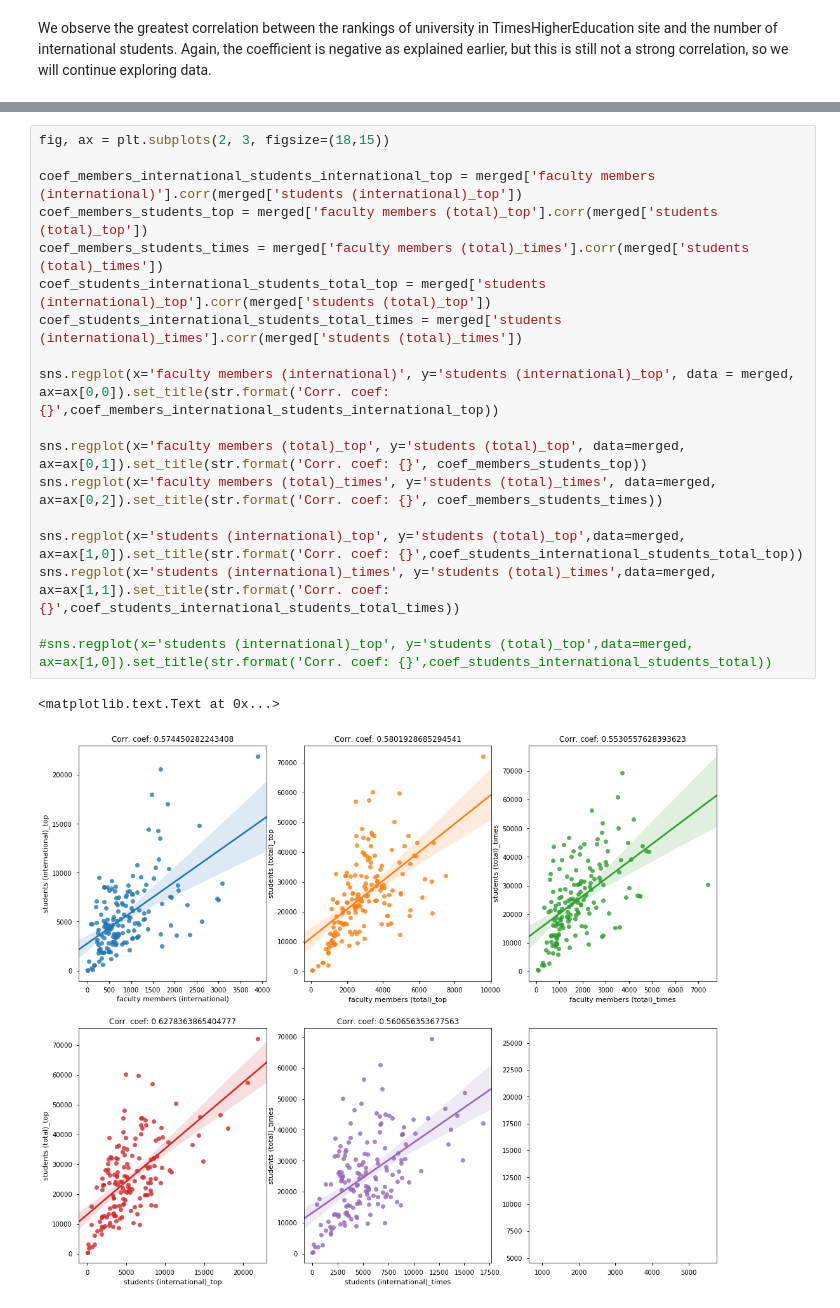
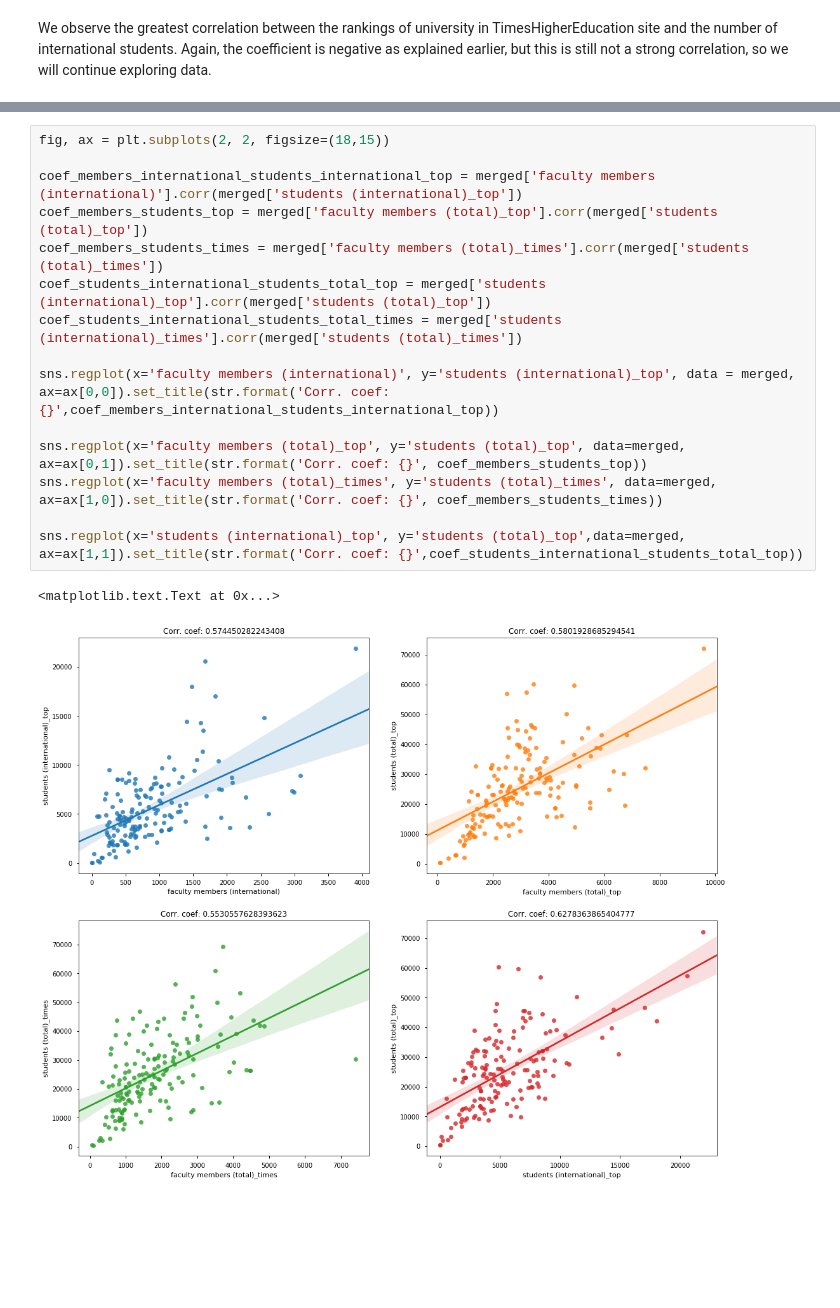
Before and after one commit to avandebr/ADA2017, a Jupyter notebook: Homework 2.ipynb, the cells around one changed output, grey strips where cells are left out. Cells and saved outputs as stored; diff of their text form; blank space fills up the shorter version.

```diff
--- a/Homework 2.ipynb
+++ b/Homework 2.ipynb
@@ -640,23 +622,20 @@ Looking forward to find a stronger correlation in data, we tested if the number
 # %%
-fig, ax = plt.subplots(2, 3, figsize=(18,15))
+fig, ax = plt.subplots(2, 2, figsize=(18,15))
 
 coef_members_international_students_international_top = merged['faculty members (international)'].corr(merged['students (international)_top'])
 coef_members_students_top = merged['faculty members (total)_top'].corr(merged['students (total)_top'])
 coef_members_students_times = merged['faculty members (total)_times'].corr(merged['students (total)_times'])
 coef_students_international_students_total_top = merged['students (international)_top'].corr(merged['students (total)_top'])
 coef_students_international_students_total_times = merged['students (international)_times'].corr(merged['students (total)_times'])
 
 sns.regplot(x='faculty members (international)', y='students (international)_top', data = merged, ax=ax[0,0]).set_title(str.format('Corr. coef: {}',coef_members_international_students_international_top))
 
 sns.regplot(x='faculty members (total)_top', y='students (total)_top', data=merged, ax=ax[0,1]).set_title(str.format('Corr. coef: {}', coef_members_students_top))
-sns.regplot(x='faculty members (total)_times', y='students (total)_times', data=merged, ax=ax[0,2]).set_title(str.format('Corr. coef: {}', coef_members_students_times))
+sns.regplot(x='faculty members (total)_times', y='students (total)_times', data=merged, ax=ax[1,0]).set_title(str.format('Corr. coef: {}', coef_members_students_times))
 
-sns.regplot(x='students (international)_top', y='students (total)_top',data=merged, ax=ax[1,0]).set_title(str.format('Corr. coef: {}',coef_students_international_students_total_top))
-sns.regplot(x='students (international)_times', y='students (total)_times',data=merged, ax=ax[1,1]).set_title(str.format('Corr. coef: {}',coef_students_international_students_total_times))
-
-#sns.regplot(x='students (international)_top', y='students (total)_top',data=merged, ax=ax[1,0]).set_title(str.format('Corr. coef: {}',coef_students_international_students_total))
+sns.regplot(x='students (international)_top', y='students (total)_top',data=merged, ax=ax[1,1]).set_title(str.format('Corr. coef: {}',coef_students_international_students_total_top))
 # %% [output]
 <matplotlib.text.Text at 0x...>
-[figure, old version]
+[figure, new version]
 # %% [markdown]
 Most of these correlations make sense. We expect indeed the number of international students to be proportional to the number of international faculty members or the number of total students to be proportional to the total number of faculty members. We plotted the correlations for data from both Times Higher Education and TopUniversities and the same trends can be observed even though there are small differences in the data they provide.
```
Also changed, not shown: parts of 15 cells of this notebook.
